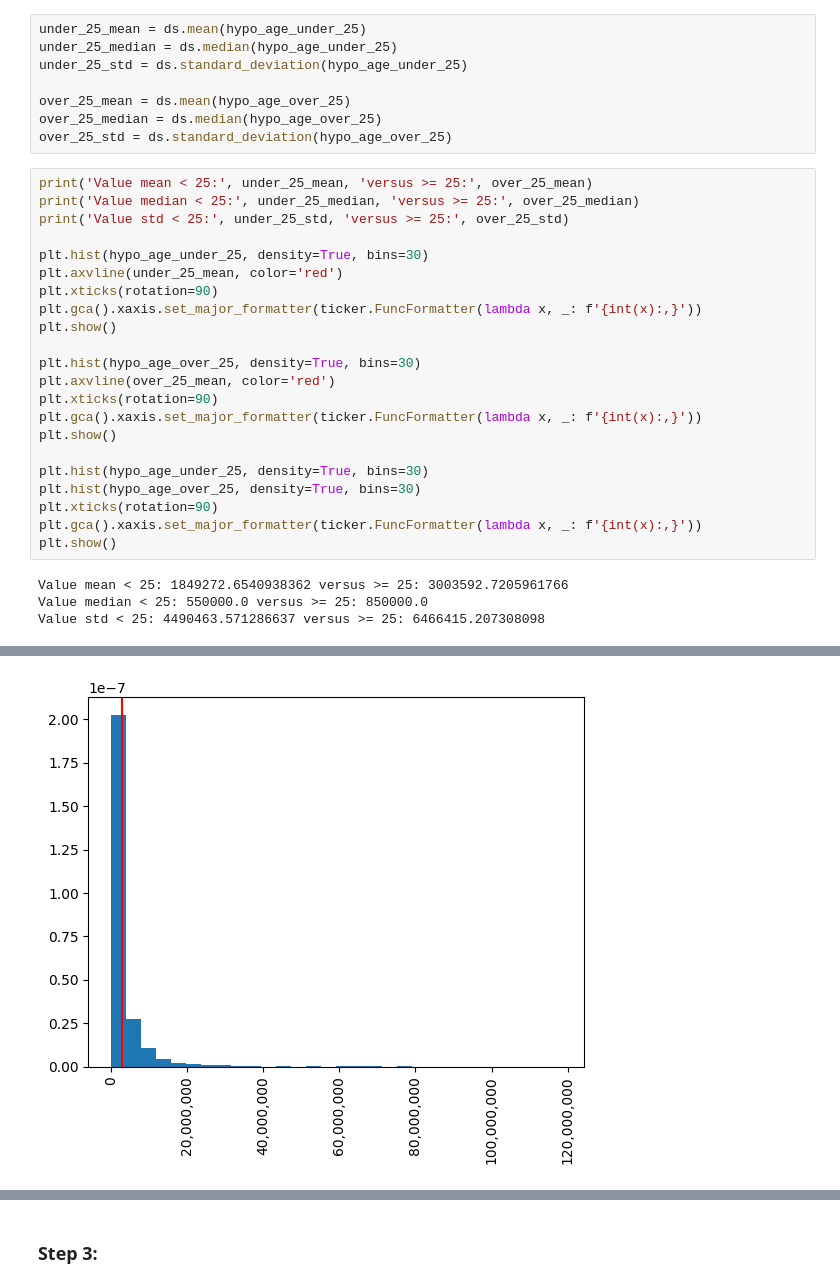
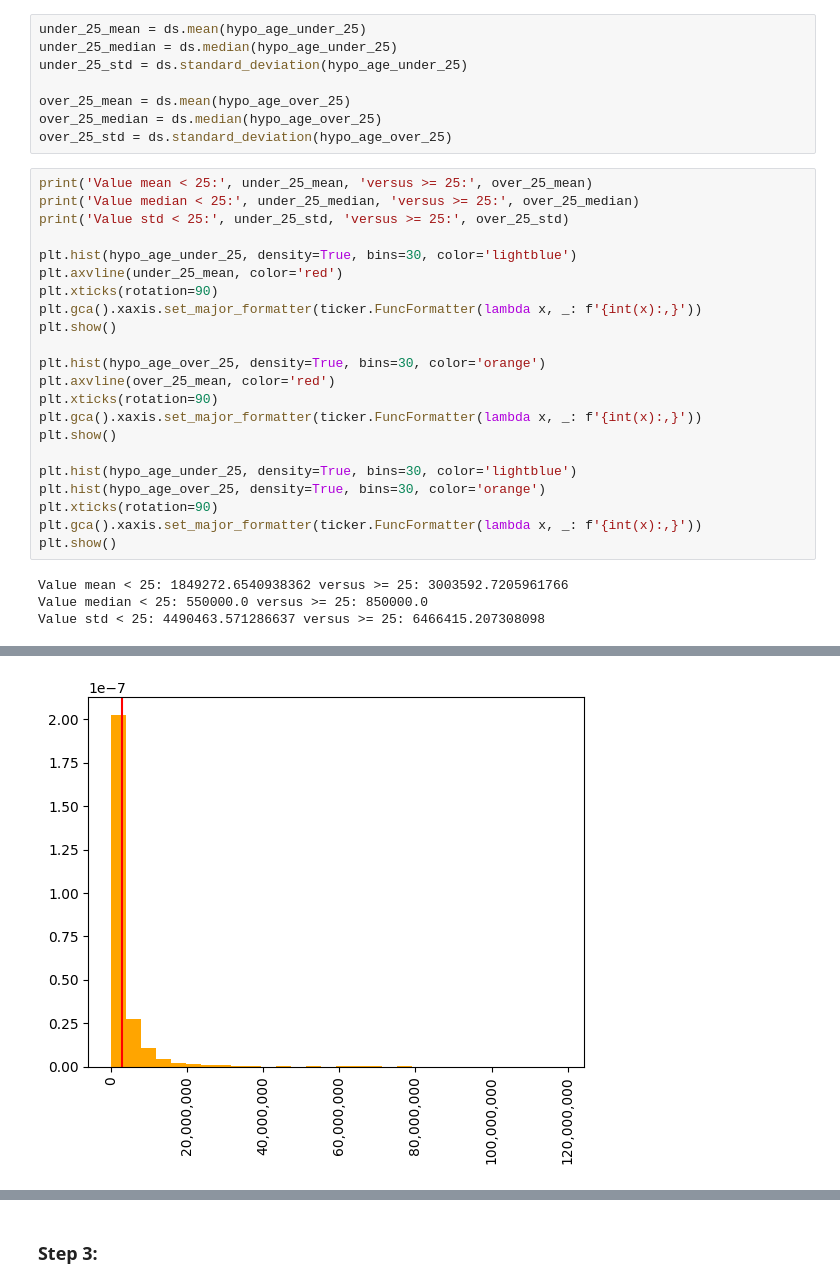
Before and after one commit to DanielFaltynowski/statistics, a Jupyter notebook: notebooks/problem_02/solution.ipynb, the cells around one changed output, grey strips where cells are left out. Saved outputs shown, nothing was run; the diff lists cells and outputs as text.

```diff
--- a/notebooks/problem_02/solution.ipynb
+++ b/notebooks/problem_02/solution.ipynb
@@ -92,20 +92,20 @@ print('Value mean < 25:', under_25_mean, 'versus >= 25:', over_25_mean)
 print('Value median < 25:', under_25_median, 'versus >= 25:', over_25_median)
 print('Value std < 25:', under_25_std, 'versus >= 25:', over_25_std)
 
-plt.hist(hypo_age_under_25, density=True, bins=30)
+plt.hist(hypo_age_under_25, density=True, bins=30, color='lightblue')
 plt.axvline(under_25_mean, color='red')
 plt.xticks(rotation=90)
 plt.gca().xaxis.set_major_formatter(ticker.FuncFormatter(lambda x, _: f'{int(x):,}'))
 plt.show()
 
-plt.hist(hypo_age_over_25, density=True, bins=30)
+plt.hist(hypo_age_over_25, density=True, bins=30, color='orange')
 plt.axvline(over_25_mean, color='red')
 plt.xticks(rotation=90)
 plt.gca().xaxis.set_major_formatter(ticker.FuncFormatter(lambda x, _: f'{int(x):,}'))
 plt.show()
 
-plt.hist(hypo_age_under_25, density=True, bins=30)
-plt.hist(hypo_age_over_25, density=True, bins=30)
+plt.hist(hypo_age_under_25, density=True, bins=30, color='lightblue')
+plt.hist(hypo_age_over_25, density=True, bins=30, color='orange')
 plt.xticks(rotation=90)
 plt.gca().xaxis.set_major_formatter(ticker.FuncFormatter(lambda x, _: f'{int(x):,}'))
 plt.show()
@@ -117 +117 @@ Value std < 25: 4490463.571286637 versus >= 25: 6466415.207308098
-[figure, old version]
+[figure, new version]
```
Also changed, not shown: parts of 3 cells of this notebook, 1 other file.
